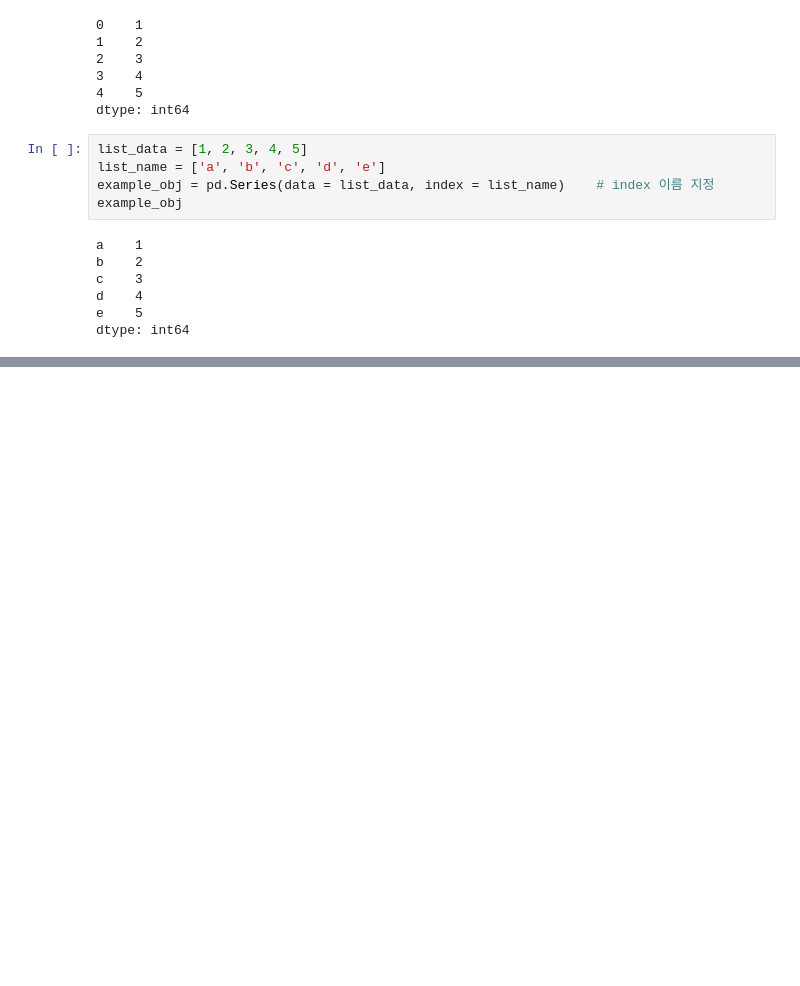
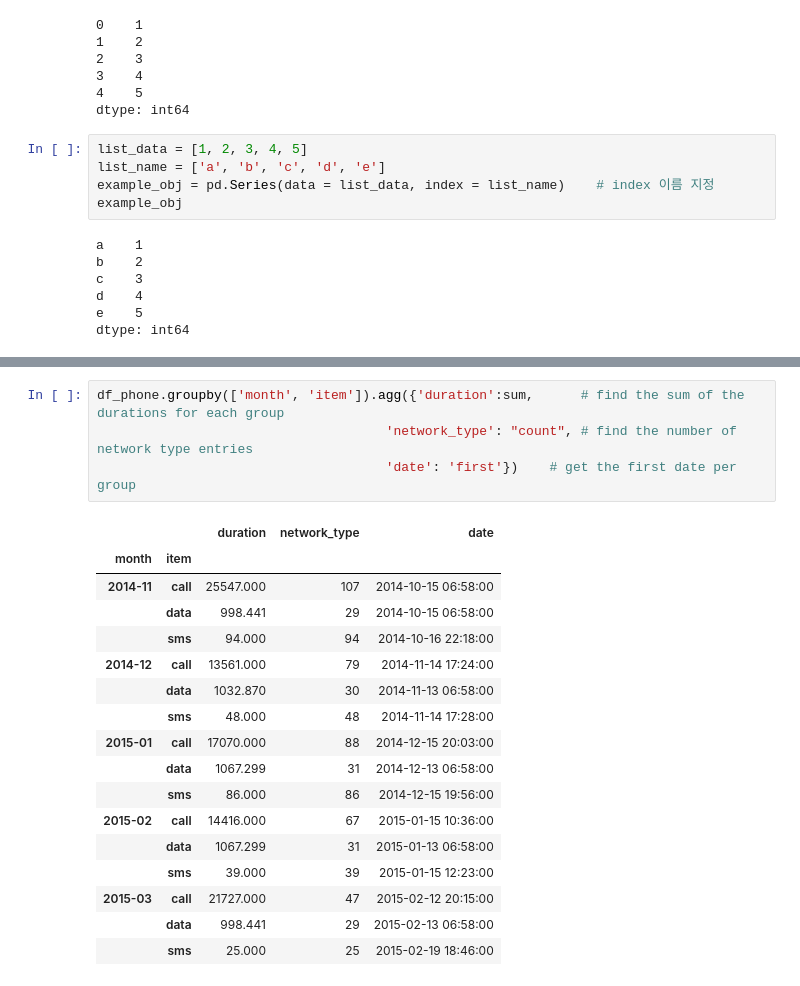
Before and after one commit to Chanwoong1/Study, a Jupyter notebook: BoostCourse/[부스트코스] 머신러닝을 위한 파이썬/3_Data Handling/211208_3_Data Handling_Pandas.ipynb, the cells around one changed output, grey strips where cells are left out. Drawn from its saved outputs; the diff is of its cells as text; blank space fills up the shorter version.

```diff
--- a/BoostCourse/[부스트코스] 머신러닝을 위한 파이썬/3_Data Handling/211208_3_Data Handling_Pandas.ipynb
+++ b/BoostCourse/[부스트코스] 머신러닝을 위한 파이썬/3_Data Handling/211208_3_Data Handling_Pandas.ipynb
@@ -48,0 +828,22 @@ dtype: int64
+# %%
+df_phone.groupby(['month', 'item']).agg({'duration':sum,      # find the sum of the durations for each group
+                                     'network_type': "count", # find the number of network type entries
+                                     'date': 'first'})    # get the first date per group
+# %% [output]
+|  |  | duration | network_type | date |
+| month | item |  |  |  |
+| 2014-11 | call | 25547.000 | 107 | 2014-10-15 06:58:00 |
+|  | data | 998.441 | 29 | 2014-10-15 06:58:00 |
+|  | sms | 94.000 | 94 | 2014-10-16 22:18:00 |
+| 2014-12 | call | 13561.000 | 79 | 2014-11-14 17:24:00 |
+|  | data | 1032.870 | 30 | 2014-11-13 06:58:00 |
+|  | sms | 48.000 | 48 | 2014-11-14 17:28:00 |
+| 2015-01 | call | 17070.000 | 88 | 2014-12-15 20:03:00 |
+|  | data | 1067.299 | 31 | 2014-12-13 06:58:00 |
+|  | sms | 86.000 | 86 | 2014-12-15 19:56:00 |
+| 2015-02 | call | 14416.000 | 67 | 2015-01-15 10:36:00 |
+|  | data | 1067.299 | 31 | 2015-01-13 06:58:00 |
+|  | sms | 39.000 | 39 | 2015-01-15 12:23:00 |
+| 2015-03 | call | 21727.000 | 47 | 2015-02-12 20:15:00 |
+|  | data | 998.441 | 29 | 2015-02-13 06:58:00 |
+|  | sms | 25.000 | 25 | 2015-02-19 18:46:00 |
```
Also changed, not shown: parts of 93 cells of this notebook, 4 other files.
